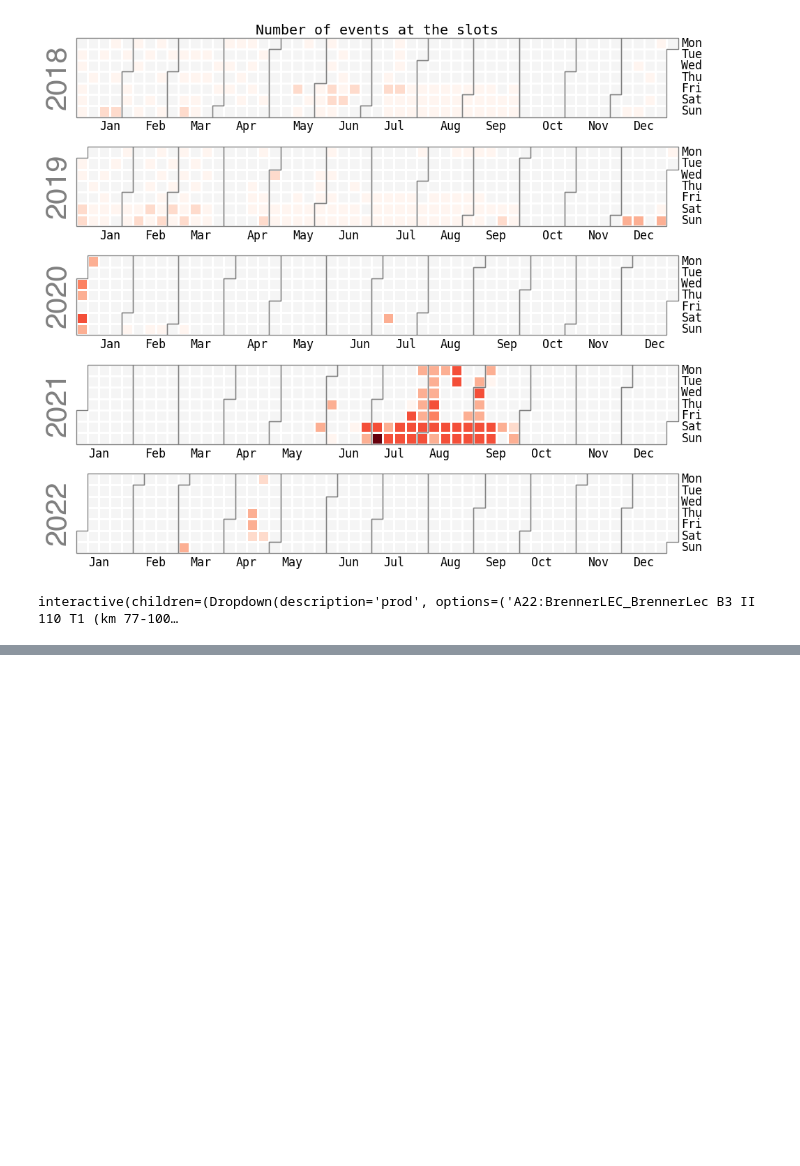
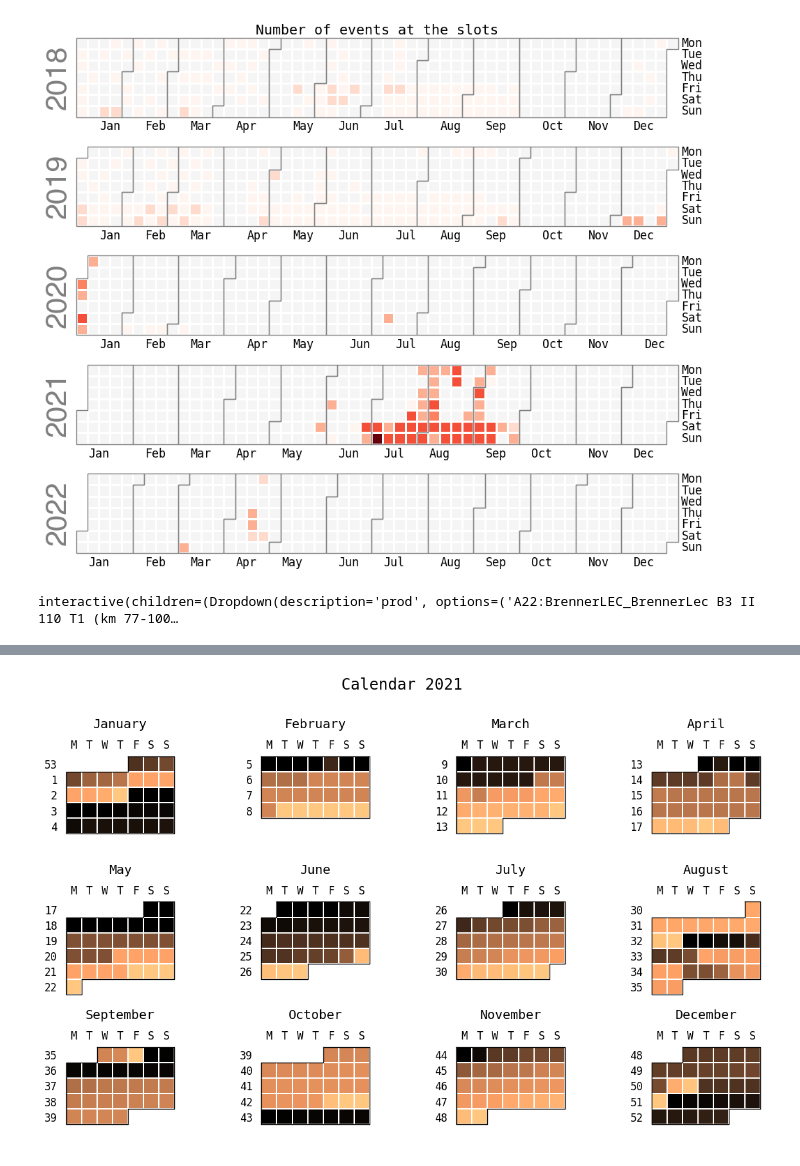
Before and after one commit to yustiks/Data_Hub_Hack, a Jupyter notebook: TimeSeriesVisualisation.ipynb, the cells around one changed output, grey strips where cells are left out. Drawn from its saved outputs; the diff is of its cells as text; code cells hidden in the pictures; blank space fills up the shorter version.

```diff
--- a/TimeSeriesVisualisation.ipynb
+++ b/TimeSeriesVisualisation.ipynb
@@ -191,0 +143,5 @@ interactive(children=(Dropdown(description='prod', options=('A22:BrennerLEC_Bren
+# %%
+dates = date_range("2021-01-01", "2021-12-31")
+july.calendar_plot(dates, df['id'], cmap = 'copper');
+# %% [output]
+[figure, added]
```
Also changed, not shown: parts of 14 cells of this notebook.
